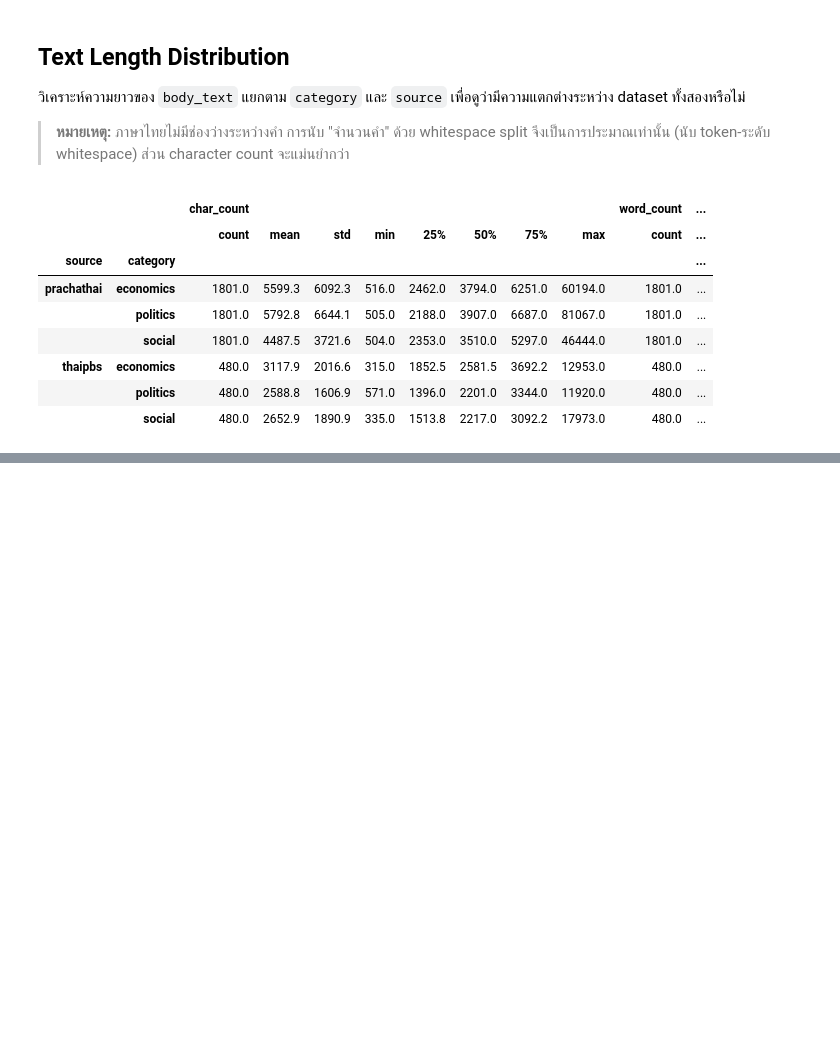
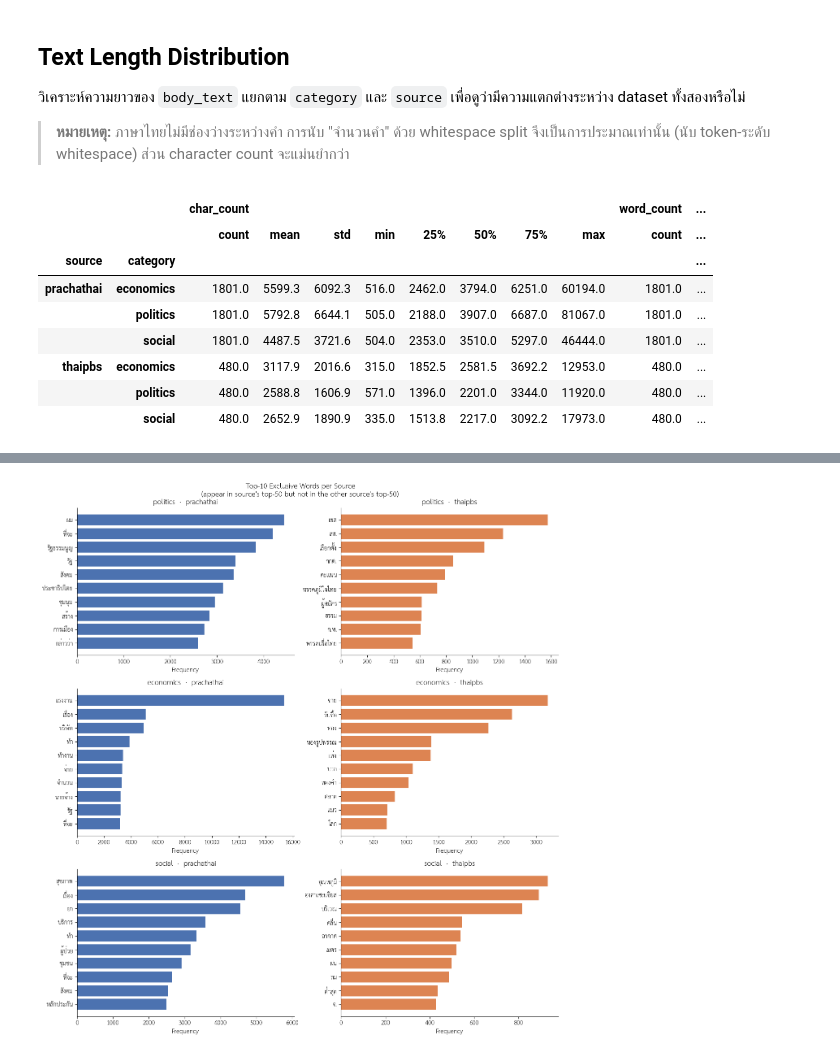
Before and after one commit to lemasc/nlp-news-thai, a Jupyter notebook: 01-data-engineer/merge-normalize-dataset.ipynb, the cells around one changed output, grey strips where cells are left out. Cells and saved outputs as stored; diff of their text form; code cells hidden in the pictures; blank space fills up the shorter version.

```diff
--- a/01-data-engineer/merge-normalize-dataset.ipynb
+++ b/01-data-engineer/merge-normalize-dataset.ipynb
@@ -569,0 +639,20 @@ plt.show()
+# %%
+def jaccard(set_a, set_b):
+    return len(set_a & set_b) / len(set_a | set_b) if (set_a | set_b) else 0.0
+
+rows = []
+for cat in CATEGORIES:
+    vocab_pct  = {w for w, _ in freq_table[cat]["prachathai"]}
+    vocab_tpbs = {w for w, _ in freq_table[cat]["thaipbs"]}
+    shared     = vocab_pct & vocab_tpbs
+    rows.append({
+        "category":        cat,
+        "jaccard":         jaccard(vocab_pct, vocab_tpbs),
+        "shared":          len(shared),
+        "prachathai_only": len(vocab_pct  - vocab_tpbs),
+        "thaipbs_only":    len(vocab_tpbs - vocab_pct),
+    })
+
+jaccard_df = pd.DataFrame(rows).set_index("category")
+jaccard_df["jaccard"] = jaccard_df["jaccard"].map("{:.2%}".format)
+jaccard_df
@@ -569,0 +665,43 @@ plt.show()
+# %%
+COLORS = {"prachathai": "#4C72B0", "thaipbs": "#DD8452"}
+SOURCES = ["prachathai", "thaipbs"]
+
+fig, axes = plt.subplots(3, 2, figsize=(13, 14))
+fig.suptitle(
+    f"Top-10 Exclusive Words per Source\n(appear in source's top-{TOP_N} but not in the other source's top-{TOP_N})",
+    fontsize=12,
+)
+
+for row, cat in enumerate(CATEGORIES):
+    vocab_pct  = dict(freq_table[cat]["prachathai"])
+    vocab_tpbs = dict(freq_table[cat]["thaipbs"])
+    exclusive  = {
+        "prachathai": sorted(
+            [(w, vocab_pct[w])  for w in set(vocab_pct)  - set(vocab_tpbs)],
+            key=lambda x: x[1], reverse=True
+        )[:10],
+        "thaipbs": sorted(
+            [(w, vocab_tpbs[w]) for w in set(vocab_tpbs) - set(vocab_pct)],
+            key=lambda x: x[1], reverse=True
+        )[:10],
+    }
+
+    for col, src in enumerate(SOURCES):
+        ax = axes[row][col]
+        items = exclusive[src]
+        if not items:
+            ax.text(0.5, 0.5, "No exclusive words", ha="center", va="center")
+            continue
+        words, counts = zip(*items)
+        ax.barh(range(len(words)), counts, color=COLORS[src], edgecolor="none")
+        ax.set_yticks(range(len(words)))
+        ax.set_yticklabels(words, fontsize=10)
+        ax.invert_yaxis()
+        ax.set_title(f"{cat}  ·  {src}", fontweight="bold")
+        ax.set_xlabel("Frequency")
+        sns.despine(ax=ax)
+
+plt.tight_layout()
+plt.show()
+# %% [output]
+[figure, added]
```
Also changed, not shown: parts of 8 cells of this notebook.
